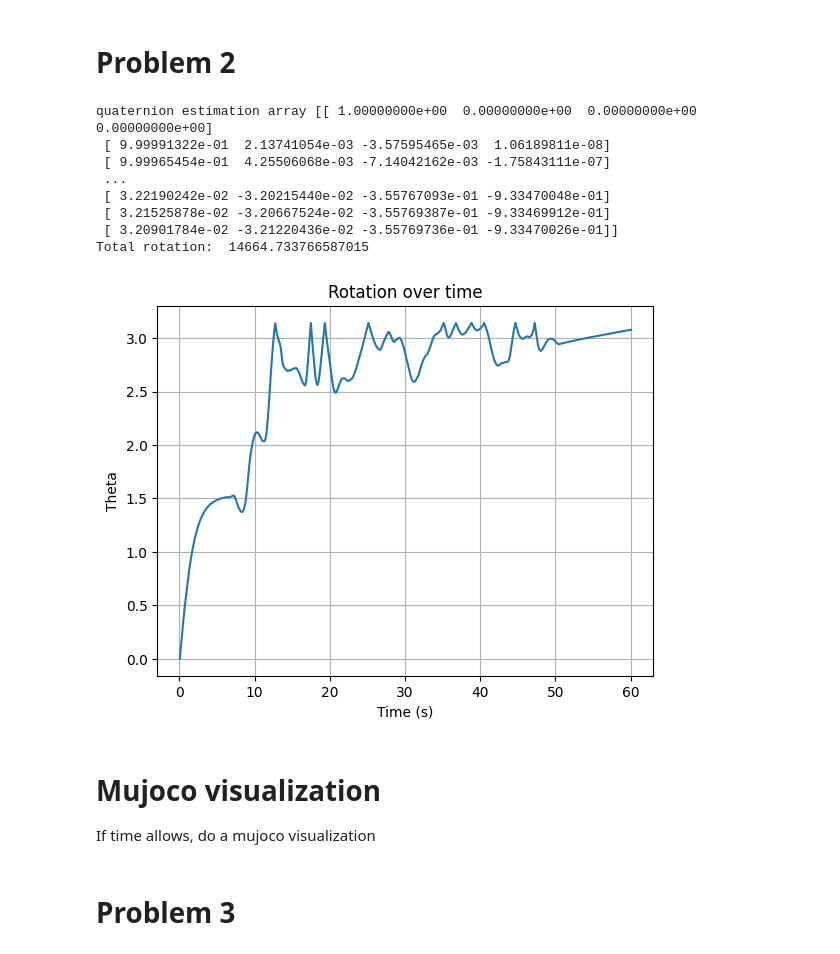
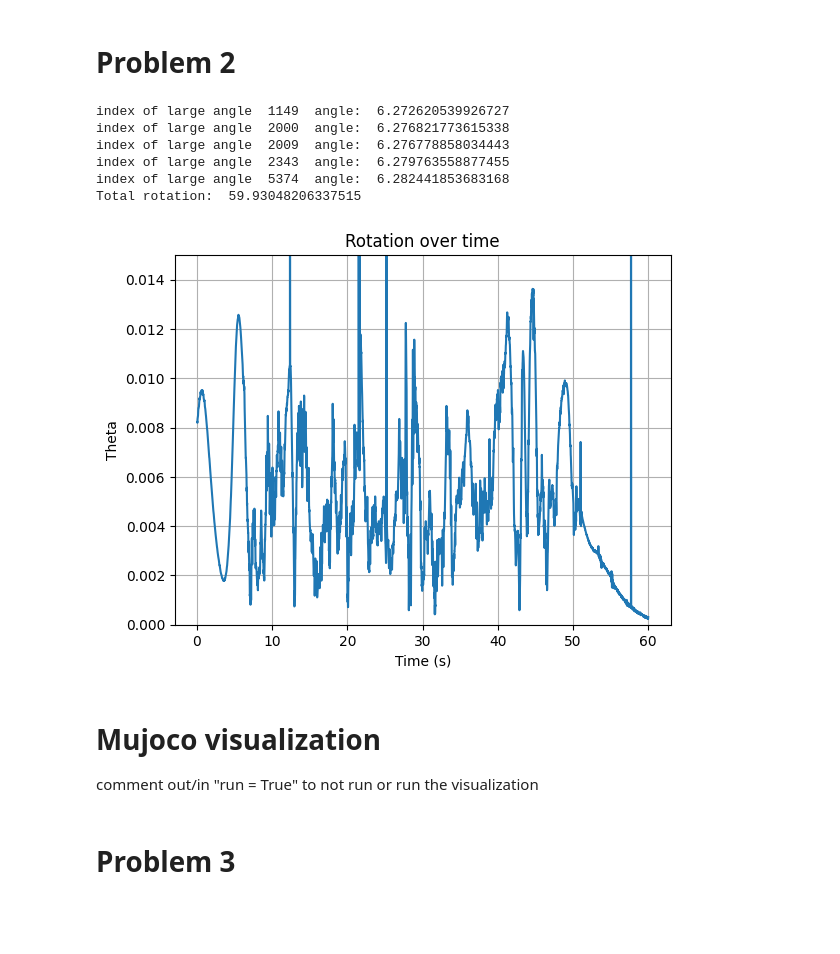
Before and after one commit to Milbert12/Robotics-Project1, a Jupyter notebook: Project 2/Localization.ipynb, the cells around one changed output. Cells and saved outputs as stored; diff of their text form; code cells hidden in the pictures; blank space fills up the shorter version.

Commit message:
constants adjusted

```diff
--- a/Project 2/Localization.ipynb
+++ b/Project 2/Localization.ipynb
@@ -108,9 +108,9 @@ def get_values(value, step):
 
 
 #constant assigns
-k_p = 2 #proportional gain constant
-k_i = 0.02 #integral gain constant
-k_a = 0.5 #acceleration constant
+k_p = 1 #proportional gain constant
+k_i = 0.3 #integral gain constant
+k_a = 1 #acceleration constant
 k_m = 1 #magnetic north constant
 
 g_ref = np.array([[0, 0, 1]])
@@ -155,51 +155,53 @@ for i, row in enumerate(data):
     u = vvalues #- b_hat + (k_p * omega_mes)
 
     u_mag = np.linalg.norm(u)
     u_x = skew(u)
     expM_u = np.eye(3) + (np.sin(-u_mag * dt) * (u_x / u_mag)) + ((1 - np.cos(-u_mag * dt)) * ((u_x @ u_x) / (u_mag**2)))
 
     v_m_hat = (expM_u @ v_m.reshape(3,-1)).reshape(-1,3)
     v_a_hat = (expM_u @ v_a.reshape(3,-1)).reshape(-1,3)
 
     omega_mes = k_a * np.cross(avalues, v_a_hat) + k_m * np.cross(mvalues, v_m_hat)
 
     q = fw_step(np.array(q).reshape(-1,4), omega_mes, dt)
 
     q_array[i+1] = q
 
-print("quaternion estimation array", q_array)
 
-time_array = np.zeros((num_lines))
-angel_vec_array = np.zeros((num_lines))
+time_array = np.zeros((num_lines-1))
+angel_vec_array = np.zeros((num_lines-1))
 
 for i, row in enumerate(time_array):
-    angel_vec_array[i] = tr2angvec(q2r(q_array[i]))[0]
-    time_array[i] = get_values("t", i)[0]
+
+    angel_vec_array[i] = qangle(q_array[i], q_array[i+1])                   # extract the realtive rotations between the two quaternions: rotation from 1->2 etc.
+    time_array[i] = get_values("t", i)[0]                                   # time axis
+    if angel_vec_array[i] > 1:                                              # this is removing large angels for graph readability... not sure if I should include or just adjust graph axis
+        print("index of large angle ", i, " angle: ", angel_vec_array[i])   # prints the scrubbed angles
+        #angel_vec_array[i] = angel_vec_array[i-1]                           # scrubs the angles
+
 
 total_theta = sum(angel_vec_array)
 print("Total rotation: ", total_theta)
 #
 fig, theta_p2 = plt.subplots()
 theta_p2.plot(time_array, angel_vec_array)
-
+theta_p2.set_ylim(0, .015)
 theta_p2.set(xlabel='Time (s)', ylabel='Theta',
        title='Rotation over time')
 theta_p2.grid()
 
 fig.savefig("theta_problem2.png")
 # %% [output]
-quaternion estimation array [[ 1.00000000e+00  0.00000000e+00  0.00000000e+00  0.00000000e+00]
- [ 9.99991322e-01  2.13741054e-03 -3.57595465e-03  1.06189811e-08]
- [ 9.99965454e-01  4.25506068e-03 -7.14042162e-03 -1.75843111e-07]
- ...
- [ 3.22190242e-02 -3.20215440e-02 -3.55767093e-01 -9.33470048e-01]
- [ 3.21525878e-02 -3.20667524e-02 -3.55769387e-01 -9.33469912e-01]
- [ 3.20901784e-02 -3.21220436e-02 -3.55769736e-01 -9.33470026e-01]]
-Total rotation:  14664.733766587015
+index of large angle  1149  angle:  6.272620539926727
+index of large angle  2000  angle:  6.276821773615338
+index of large angle  2009  angle:  6.276778858034443
+index of large angle  2343  angle:  6.279763558877455
+index of large angle  5374  angle:  6.282441853683168
+Total rotation:  59.93048206337515
-[figure, old version]
+[figure, new version]
-# %% [markdown]
-# Mujoco visualization
-
-If time allows, do a mujoco visualization
+# %% [markdown]
+# Mujoco visualization
+
+comment out/in "run = True" to not run or run the visualization
 # %%
 run = False
```
Also changed, not shown: parts of 2 cells of this notebook, 2 other files.
